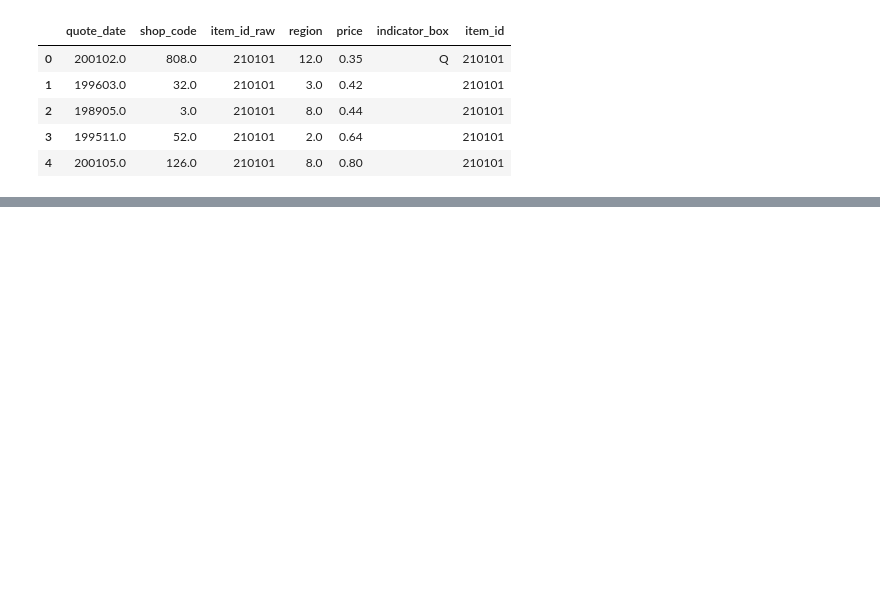
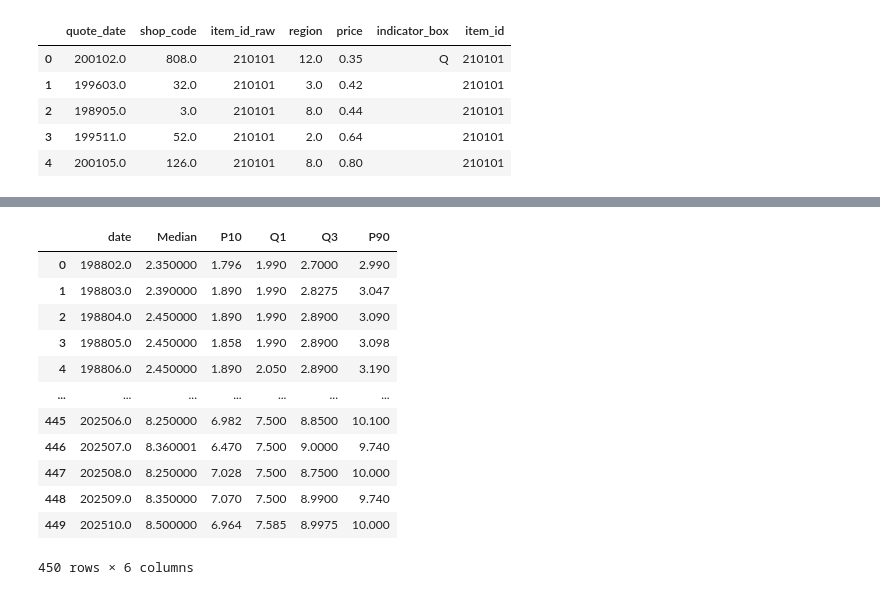
Before and after one commit to juanxgi83/juanxgi83.github.io, a Jupyter notebook: jupyter_notebooks/lrpd_price_analysis.ipynb, the cells around one changed output, grey strips where cells are left out. Drawn from its saved outputs; the diff is of its cells as text; code cells hidden in the pictures; blank space fills up the shorter version.

```diff
--- a/jupyter_notebooks/lrpd_price_analysis.ipynb
+++ b/jupyter_notebooks/lrpd_price_analysis.ipynb
@@ -16,0 +77,8 @@ prices.head()
+# %%
+# Create wine category mapping
+wine_mapping = pd.DataFrame({
+    'wine_category': ['RED WINE 70-75 CL'] * 4 + ['ROSE WINE 70-75 CL'] * 1 + ['WHITE WINE 70-75 CL'] * 3,
+    'item_id': [310412, 310421, 310422, 310431, 310425, 310409, 310419, 310420]
+})
+
+wine_mapping
@@ -16,0 +95,29 @@ prices.head()
+# %%
+# Get red wine item_ids from wine_mapping
+red_wine_ids = wine_mapping[wine_mapping['wine_category'] == 'RED WINE 70-75 CL']['item_id'].tolist()
+
+# Filter prices for red wine items
+red_wine_prices = prices[prices['item_id'].isin(red_wine_ids)]
+
+# Calculate statistics grouped by date
+red_wine_stats = red_wine_prices.groupby('quote_date').agg({
+    'price': ['median', lambda x: x.quantile(0.10), lambda x: x.quantile(0.25), lambda x: x.quantile(0.75), lambda x: x.quantile(0.90)]
+}).reset_index()
+
+# Flatten column names
+red_wine_stats.columns = ['date', 'Median', 'P10', 'Q1', 'Q3', 'P90']
+red_wine_stats
+# %% [output]
+|  | date | Median | P10 | Q1 | Q3 | P90 |
+| 0 | 198802.0 | 2.350000 | 1.796 | 1.990 | 2.7000 | 2.990 |
+| 1 | 198803.0 | 2.390000 | 1.890 | 1.990 | 2.8275 | 3.047 |
+| 2 | 198804.0 | 2.450000 | 1.890 | 1.990 | 2.8900 | 3.090 |
+| 3 | 198805.0 | 2.450000 | 1.858 | 1.990 | 2.8900 | 3.098 |
+| 4 | 198806.0 | 2.450000 | 1.890 | 2.050 | 2.8900 | 3.190 |
+| ... | ... | ... | ... | ... | ... | ... |
+| 445 | 202506.0 | 8.250000 | 6.982 | 7.500 | 8.8500 | 10.100 |
+| 446 | 202507.0 | 8.360001 | 6.470 | 7.500 | 9.0000 | 9.740 |
+| 447 | 202508.0 | 8.250000 | 7.028 | 7.500 | 8.7500 | 10.000 |
+| 448 | 202509.0 | 8.350000 | 7.070 | 7.500 | 8.9900 | 9.740 |
+| 449 | 202510.0 | 8.500000 | 6.964 | 7.585 | 8.9975 | 10.000 |
+450 rows × 6 columns
```
Also changed, not shown: parts of 12 cells of this notebook, 2 other files.
